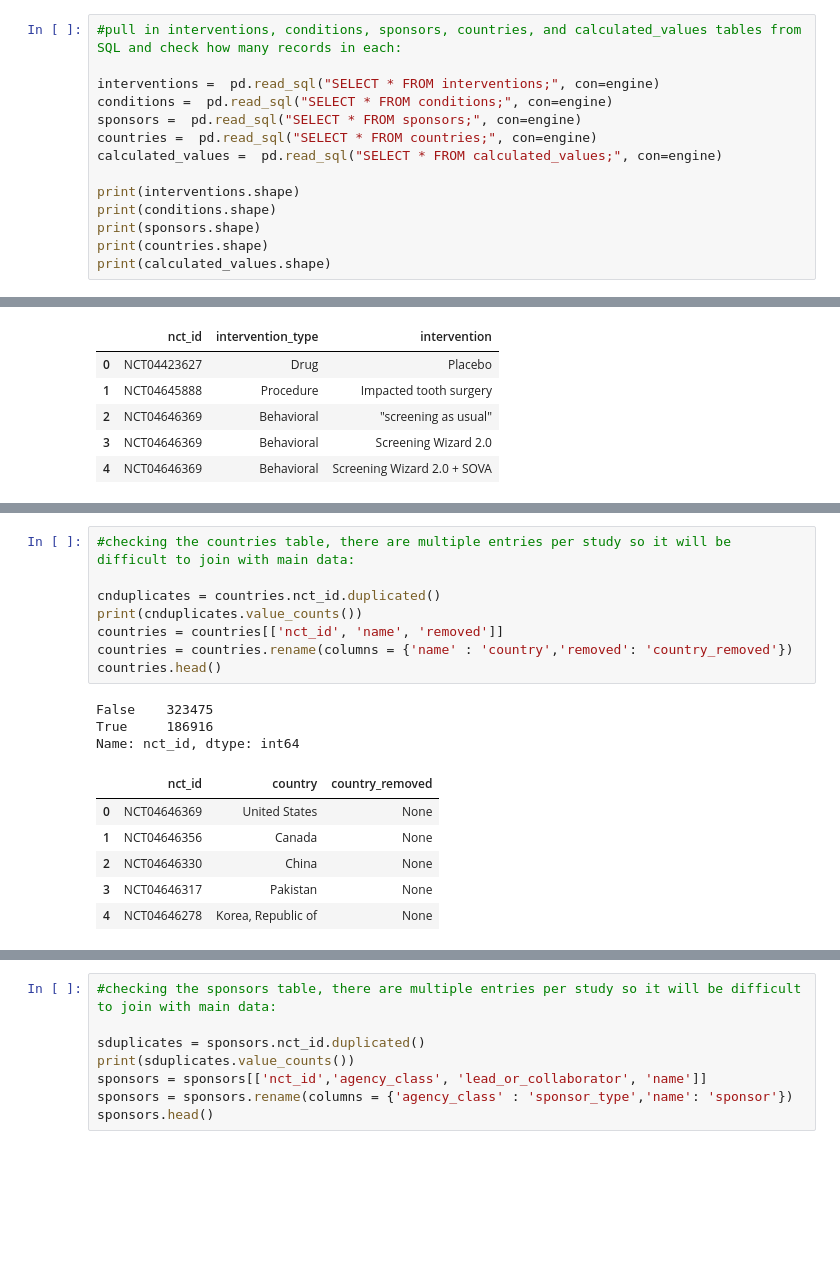
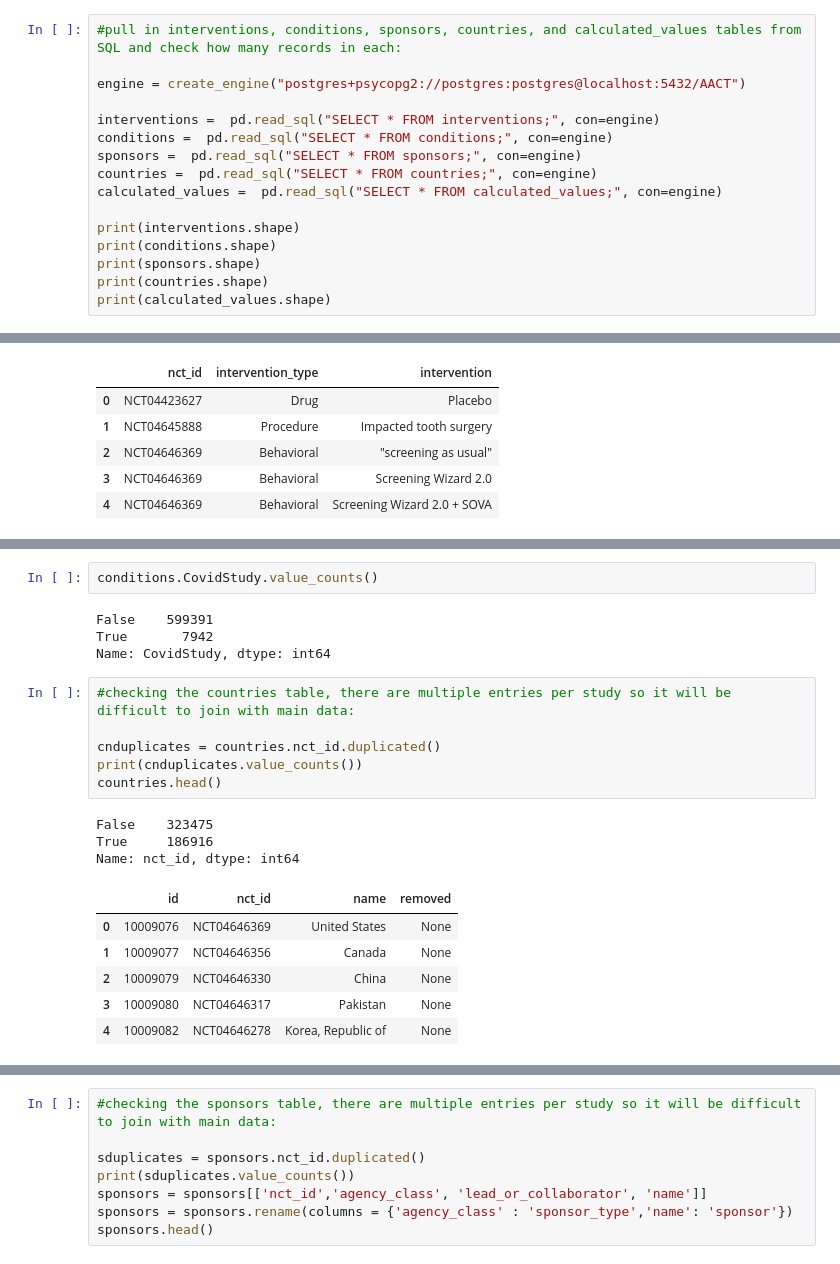
Before and after one commit to katiek74/capstone, a Jupyter notebook: notebooks/CTgov_data_download_and_transformation.ipynb, the cells around one changed output, grey strips where cells are left out. Saved outputs shown, nothing was run; the diff lists cells and outputs as text; blank space fills up the shorter version.

```diff
--- a/notebooks/CTgov_data_download_and_transformation.ipynb
+++ b/notebooks/CTgov_data_download_and_transformation.ipynb
@@ -141,6 +163,8 @@ dtypes: datetime64[ns](1), float64(1), object(22)
 memory usage: 65.9+ MB
 # %%
 #pull in interventions, conditions, sponsors, countries, and calculated_values tables from SQL and check how many records in each:
+
+engine = create_engine("postgres+psycopg2://postgres:postgres@localhost:5432/AACT")
 
 interventions =  pd.read_sql("SELECT * FROM interventions;", con=engine)
 conditions =  pd.read_sql("SELECT * FROM conditions;", con=engine)
@@ -217,19 +389,23 @@ Name: nct_id, dtype: int64
+# %%
+conditions.CovidStudy.value_counts()
+# %% [output]
+False    599391
+True       7942
+Name: CovidStudy, dtype: int64
 # %%
 #checking the countries table, there are multiple entries per study so it will be difficult to join with main data:
 
 cnduplicates = countries.nct_id.duplicated()
 print(cnduplicates.value_counts())
-countries = countries[['nct_id', 'name', 'removed']]
-countries = countries.rename(columns = {'name' : 'country','removed': 'country_removed'})
 countries.head()
 # %% [output]
 False    323475
 True     186916
 Name: nct_id, dtype: int64
-|  | nct_id | country | country_removed |
-| 0 | NCT04646369 | United States | None |
-| 1 | NCT04646356 | Canada | None |
-| 2 | NCT04646330 | China | None |
-| 3 | NCT04646317 | Pakistan | None |
-| 4 | NCT04646278 | Korea, Republic of | None |
+|  | id | nct_id | name | removed |
+| 0 | 10009076 | NCT04646369 | United States | None |
+| 1 | 10009077 | NCT04646356 | Canada | None |
+| 2 | 10009079 | NCT04646330 | China | None |
+| 3 | 10009080 | NCT04646317 | Pakistan | None |
+| 4 | 10009082 | NCT04646278 | Korea, Republic of | None |
 # %%
```
Also changed, not shown: parts of 39 cells of this notebook, 7 other files.
